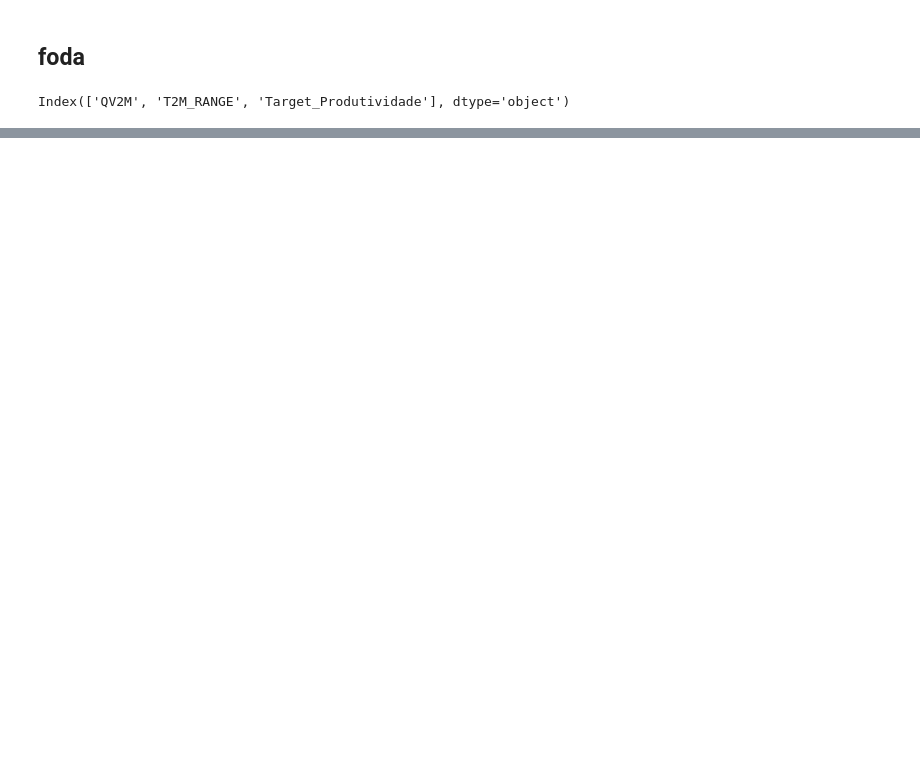
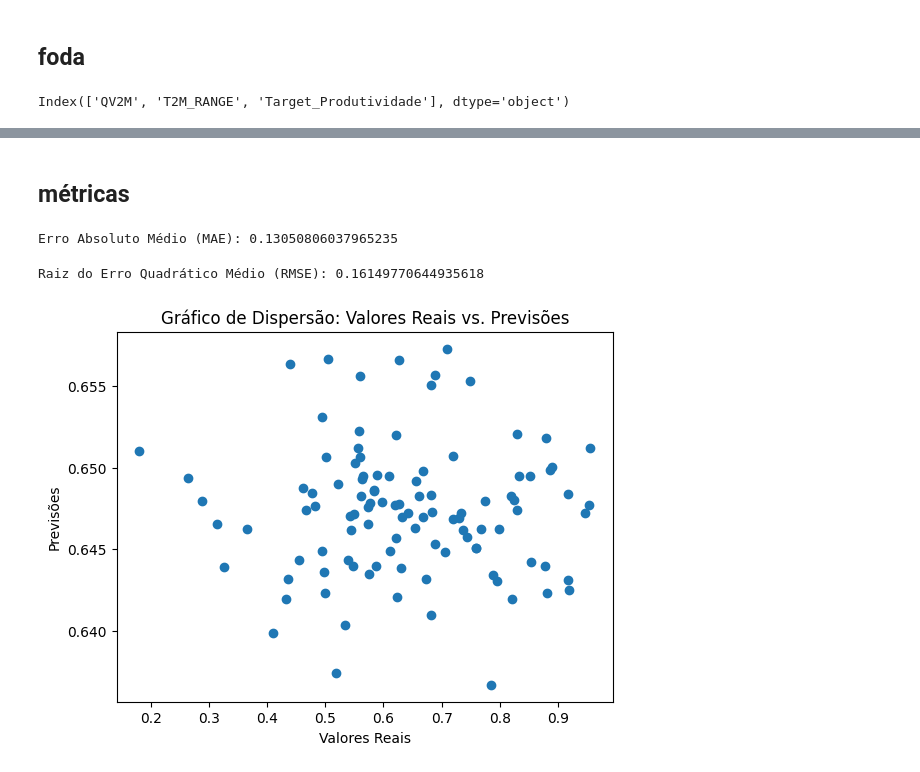
Before and after one commit to luvi0/SoLia, a Jupyter notebook: Modelo.ipynb, the cells around one changed output, grey strips where cells are left out. Cells and saved outputs as stored; diff of their text form; code cells hidden in the pictures; blank space fills up the shorter version.

```diff
--- a/Modelo.ipynb
+++ b/Modelo.ipynb
@@ -17,6 +49,8 @@ dados_model = pd.DataFrame(dados_model)
 
 explicativas = dados_model.drop(axis=1,columns='Target_Produtividade')
 resposta  = dados_model['Target_Produtividade']
+# %%
+resposta = pd.DataFrame(resposta)
 # %%
 print(dados_model.columns)
 # %% [output]
@@ -60,21 +158,16 @@ ValueError: Unknown label type: continuous. Maybe you are trying to fit a classi
 # %%
-from sklearn.linear_model import LinearRegression
-from sklearn.model_selection import train_test_split
-from sklearn.metrics import mean_squared_error
 
 
 
-# Divida os dados em conjuntos de treinamento e teste
-X_train, X_test, y_train, y_test = train_test_split(explicativas, resposta, test_size=0.3, random_state=42)
 
 # Use um modelo de regressão linear como exemplo
 modelo = LinearRegression()
 
 # Treine o modelo
-modelo.fit(X_train, y_train)
+lr.fit(x_train, y_train)
 
 # Faça previsões
-previsoes = modelo.predict(X_test)
+previsoes = lr.predict(x_test)
 
 # Avalie o desempenho do modelo (substitua pela métrica apropriada para o seu problema)
 erro = mean_squared_error(y_test, previsoes)
@@ -138,24 +177,0 @@ Erro Médio Quadrático (MSE): 140131.68890380953
-# %%
-from sklearn.linear_model import LinearRegression
-from sklearn.model_selection import train_test_split
-from sklearn.metrics import mean_squared_error
-
-# Exemplo de dados (substitua isso pelos seus dados)
-X, y = explicativas,resposta
-
-# Divida os dados em conjuntos de treinamento e teste
-X_train, X_test, y_train, y_test = train_test_split(X, y, test_size=0.2, random_state=42)
-
-# Use um modelo de regressão linear como exemplo
-modelo = LinearRegression()
-
-# Treine o modelo
-modelo.fit(X_train, y_train)
-
-# Faça previsões
-previsoes = modelo.predict(X_test)
-
-# Avalie o desempenho do modelo (substitua pela métrica apropriada para o seu problema)
-erro = mean_squared_error(y_test, previsoes)
-
-print(f'Erro: {erro}')
@@ -287,0 +178,26 @@ model_comp
+# %% [markdown]
+## métricas
+# %%
+erro
+
+
+mae = mean_absolute_error(y_test, previsoes)
+print(f'Erro Absoluto Médio (MAE): {mae}')
+# %% [output]
+Erro Absoluto Médio (MAE): 0.13050806037965235
+# %%
+rmse = np.sqrt(mean_squared_error(y_test, previsoes))
+print(f'Raiz do Erro Quadrático Médio (RMSE): {rmse}')
+# %% [output]
+Raiz do Erro Quadrático Médio (RMSE): 0.16149770644935618
+# %%
+import matplotlib.pyplot as plt
+
+# Plotar gráfico de dispersão
+plt.scatter(y_test, previsoes)
+plt.xlabel('Valores Reais')
+plt.ylabel('Previsões')
+plt.title('Gráfico de Dispersão: Valores Reais vs. Previsões')
+plt.show()
+# %% [output]
+[figure, added]
```
Also changed, not shown: parts of 28 cells of this notebook, 1 other file.
